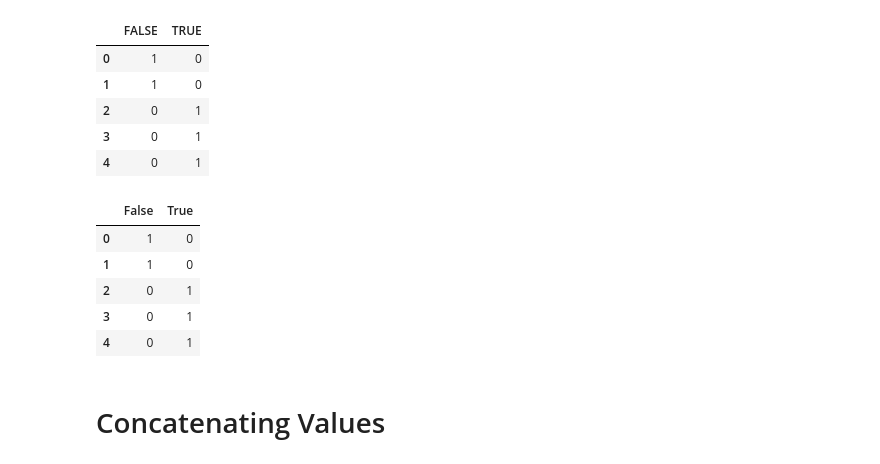
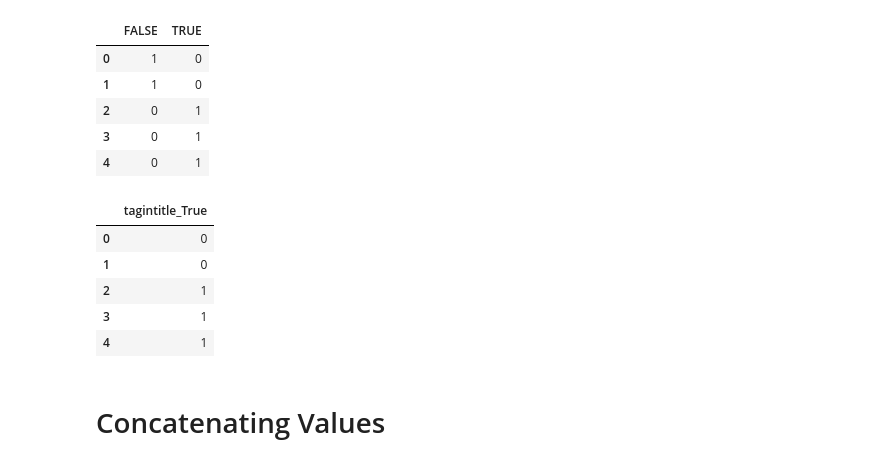
Before and after one commit to Sankeerth-S-Narayan/Exploratory-data-analysis, a Jupyter notebook: Project-Youtube.ipynb, the cells around one changed output. Cells and saved outputs as stored; diff of their text form; code cells hidden in the pictures.

```diff
--- a/Project-Youtube.ipynb
+++ b/Project-Youtube.ipynb
@@ -259,15 +259,15 @@ likedislike.head()
 | 3 | 0 | 1 |
 | 4 | 0 | 1 |
 # %%
-tagintitle=pd.get_dummies(df["tag appered in title"])
+tagintitle=pd.get_dummies(df["tag appered in title"],drop_first="True",prefix="tagintitle")
 tagintitle.head()
 # %% [output]
-|  | False | True |
-| 0 | 1 | 0 |
-| 1 | 1 | 0 |
-| 2 | 0 | 1 |
-| 3 | 0 | 1 |
-| 4 | 0 | 1 |
+|  | tagintitle_True |
+| 0 | 0 |
+| 1 | 0 |
+| 2 | 1 |
+| 3 | 1 |
+| 4 | 1 |
 # %% [markdown]
 # Concatenating Values
 # %%
```
Also changed, not shown: parts of 5 cells of this notebook.
